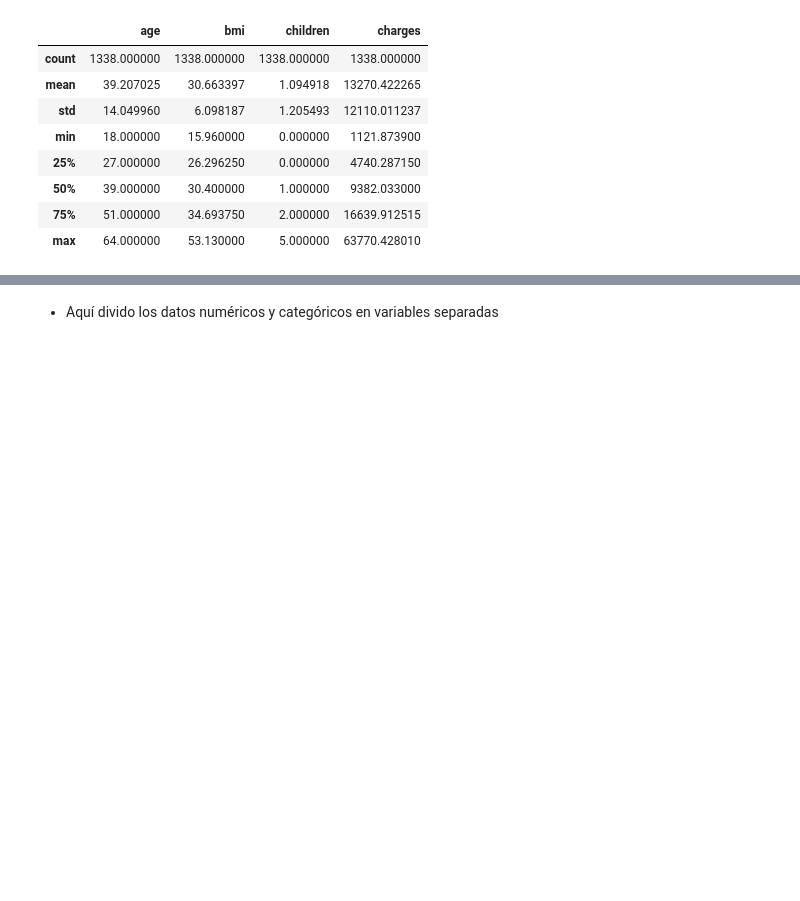
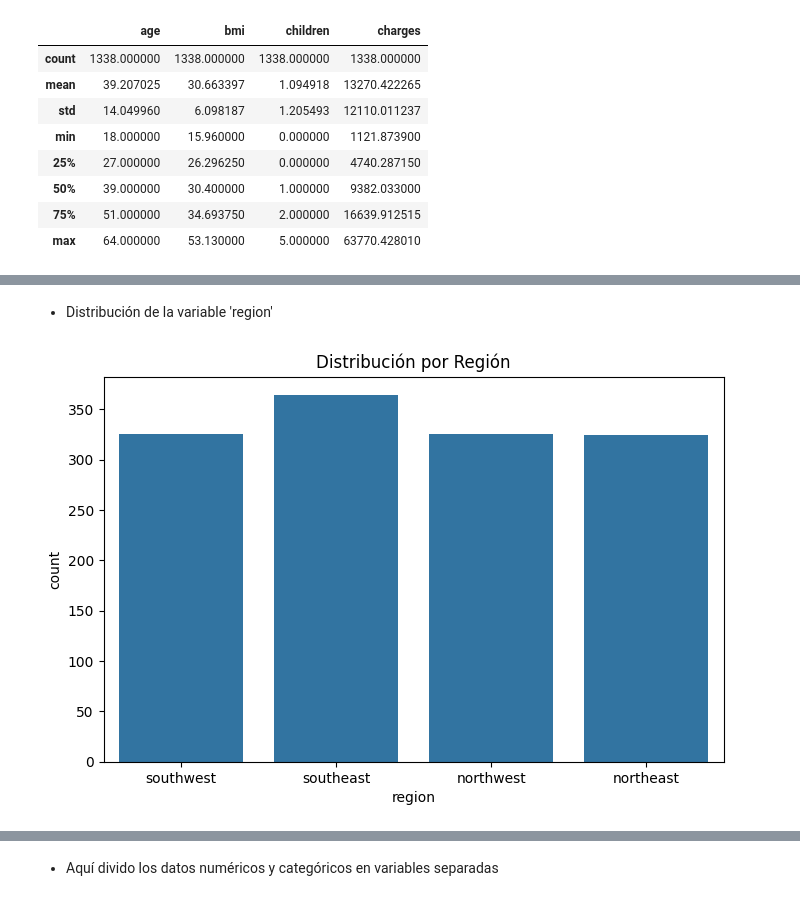
Before and after one commit to AlexisSchiavon/regresion-lineal, a Jupyter notebook: src/explore.ipynb, the cells around one changed output, grey strips where cells are left out. Cells and saved outputs as stored; diff of their text form; code cells hidden in the pictures; blank space fills up the shorter version.

```diff
--- a/src/explore.ipynb
+++ b/src/explore.ipynb
@@ -57,0 +89,9 @@ df.describe()
+# %% [markdown]
+- Distribución de la variable 'region'
+# %%
+plt.figure(figsize=(8, 5))
+sns.countplot(x='region', data=df)
+plt.title('Distribución por Región')
+plt.show()
+# %% [output]
+[figure, added]
```
Also changed, not shown: parts of 11 cells of this notebook.
